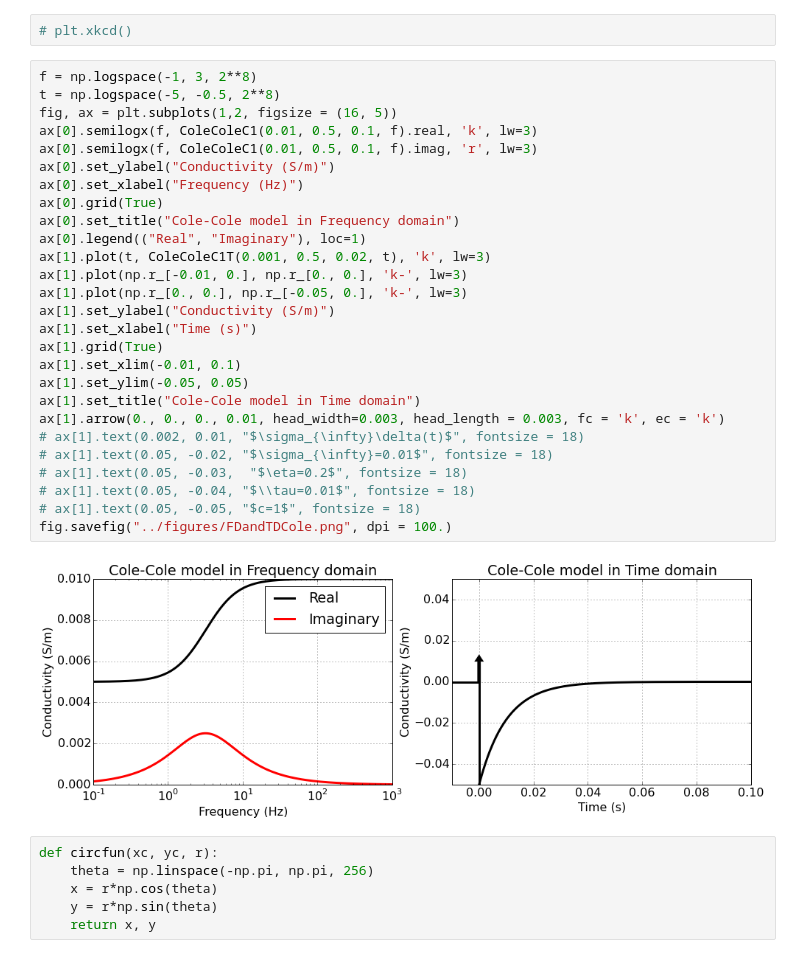
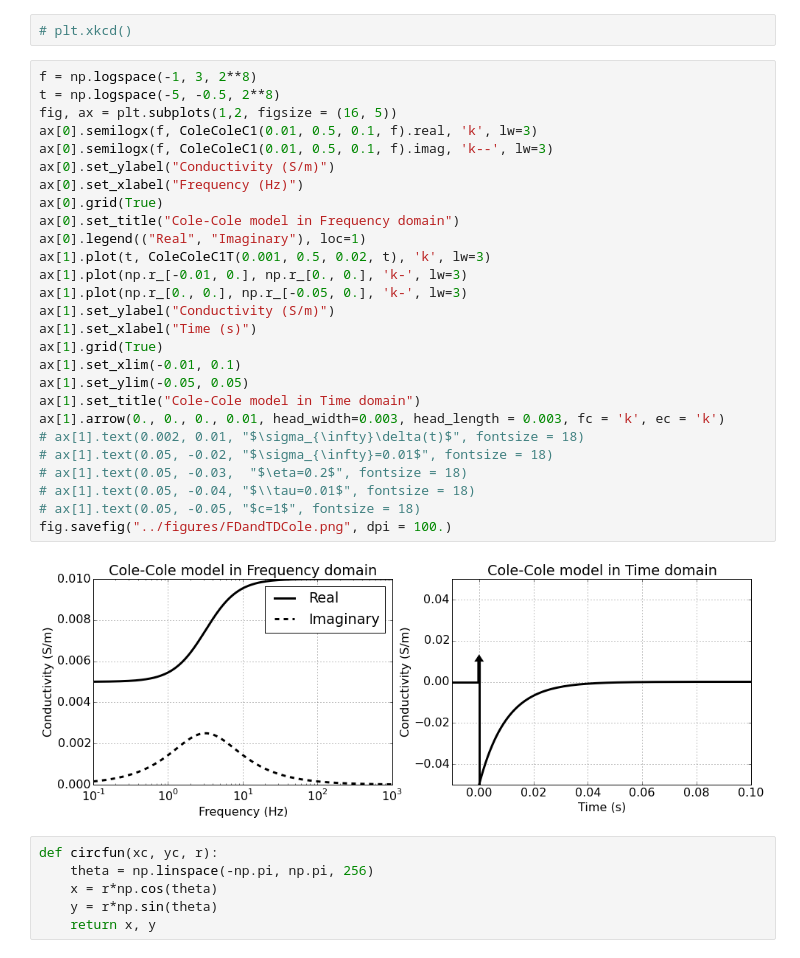
Before and after one commit to sgkang/IPresearch, a Jupyter notebook: thesis/notebook/GenFigBackgrounds_SEG.ipynb, the cells around one changed output. Cells and saved outputs as stored; diff of their text form.

```diff
--- a/thesis/notebook/GenFigBackgrounds_SEG.ipynb
+++ b/thesis/notebook/GenFigBackgrounds_SEG.ipynb
@@ -83,32 +83,32 @@ def ColeColeC1T(siginf, eta, tau, t):
 # %%
 f = np.logspace(-1, 3, 2**8)
 t = np.logspace(-5, -0.5, 2**8)
 fig, ax = plt.subplots(1,2, figsize = (16, 5))
 ax[0].semilogx(f, ColeColeC1(0.01, 0.5, 0.1, f).real, 'k', lw=3)
-ax[0].semilogx(f, ColeColeC1(0.01, 0.5, 0.1, f).imag, 'r', lw=3)
+ax[0].semilogx(f, ColeColeC1(0.01, 0.5, 0.1, f).imag, 'k--', lw=3)
 ax[0].set_ylabel("Conductivity (S/m)")
 ax[0].set_xlabel("Frequency (Hz)")
 ax[0].grid(True)
 ax[0].set_title("Cole-Cole model in Frequency domain")
 ax[0].legend(("Real", "Imaginary"), loc=1)
 ax[1].plot(t, ColeColeC1T(0.001, 0.5, 0.02, t), 'k', lw=3)
 ax[1].plot(np.r_[-0.01, 0.], np.r_[0., 0.], 'k-', lw=3)
 ax[1].plot(np.r_[0., 0.], np.r_[-0.05, 0.], 'k-', lw=3)
 ax[1].set_ylabel("Conductivity (S/m)")
 ax[1].set_xlabel("Time (s)")
 ax[1].grid(True)
 ax[1].set_xlim(-0.01, 0.1)
 ax[1].set_ylim(-0.05, 0.05)
 ax[1].set_title("Cole-Cole model in Time domain")
 ax[1].arrow(0., 0., 0., 0.01, head_width=0.003, head_length = 0.003, fc = 'k', ec = 'k')
 # ax[1].text(0.002, 0.01, "$\sigma_{\infty}\delta(t)$", fontsize = 18)
 # ax[1].text(0.05, -0.02, "$\sigma_{\infty}=0.01$", fontsize = 18)
 # ax[1].text(0.05, -0.03,  "$\eta=0.2$", fontsize = 18)
 # ax[1].text(0.05, -0.04, "$\\tau=0.01$", fontsize = 18)
 # ax[1].text(0.05, -0.05, "$c=1$", fontsize = 18)
 fig.savefig("../figures/FDandTDCole.png", dpi = 100.)
 # %% [output]
-[figure, old version]
+[figure, new version]
 # %%
 def circfun(xc, yc, r):
     theta = np.linspace(-np.pi, np.pi, 256)
```
Also changed, not shown: parts of 1 cell of this notebook, 8 other files.
